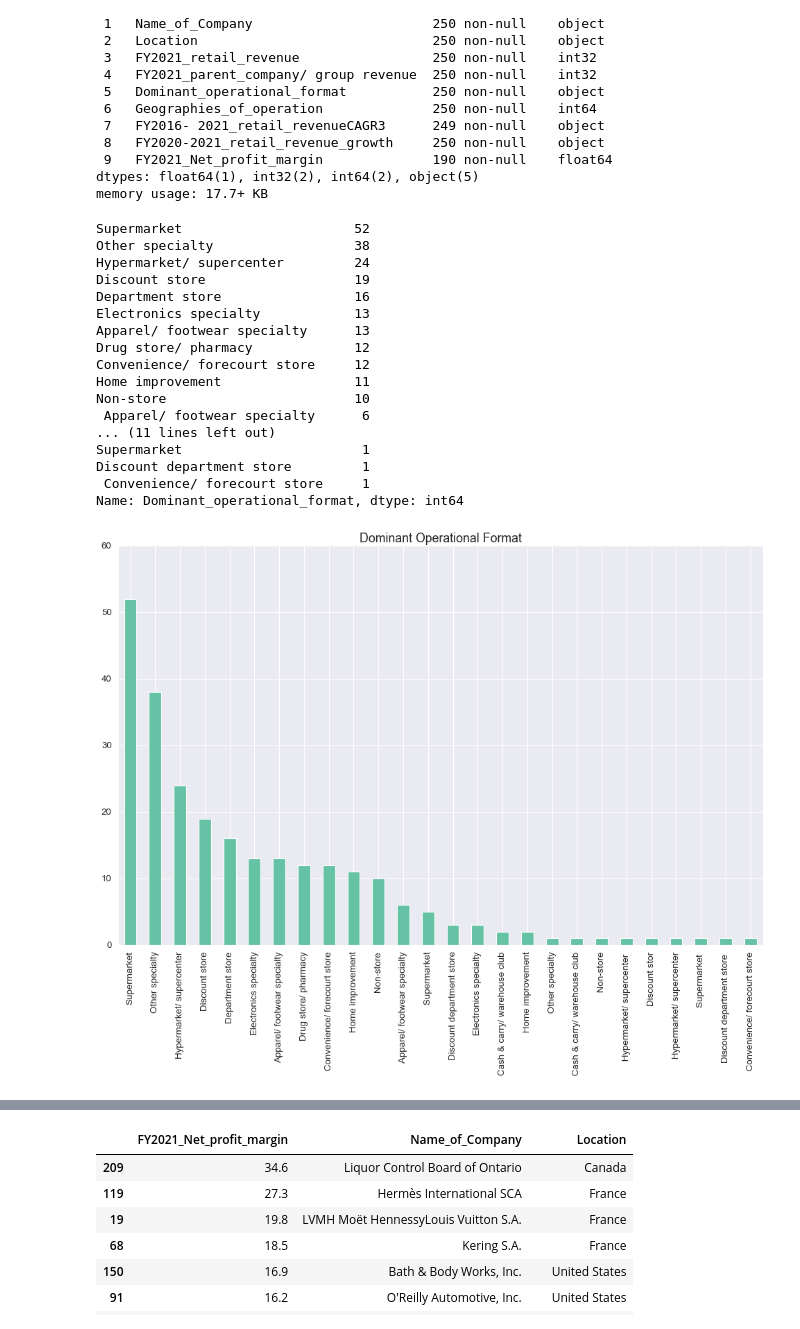
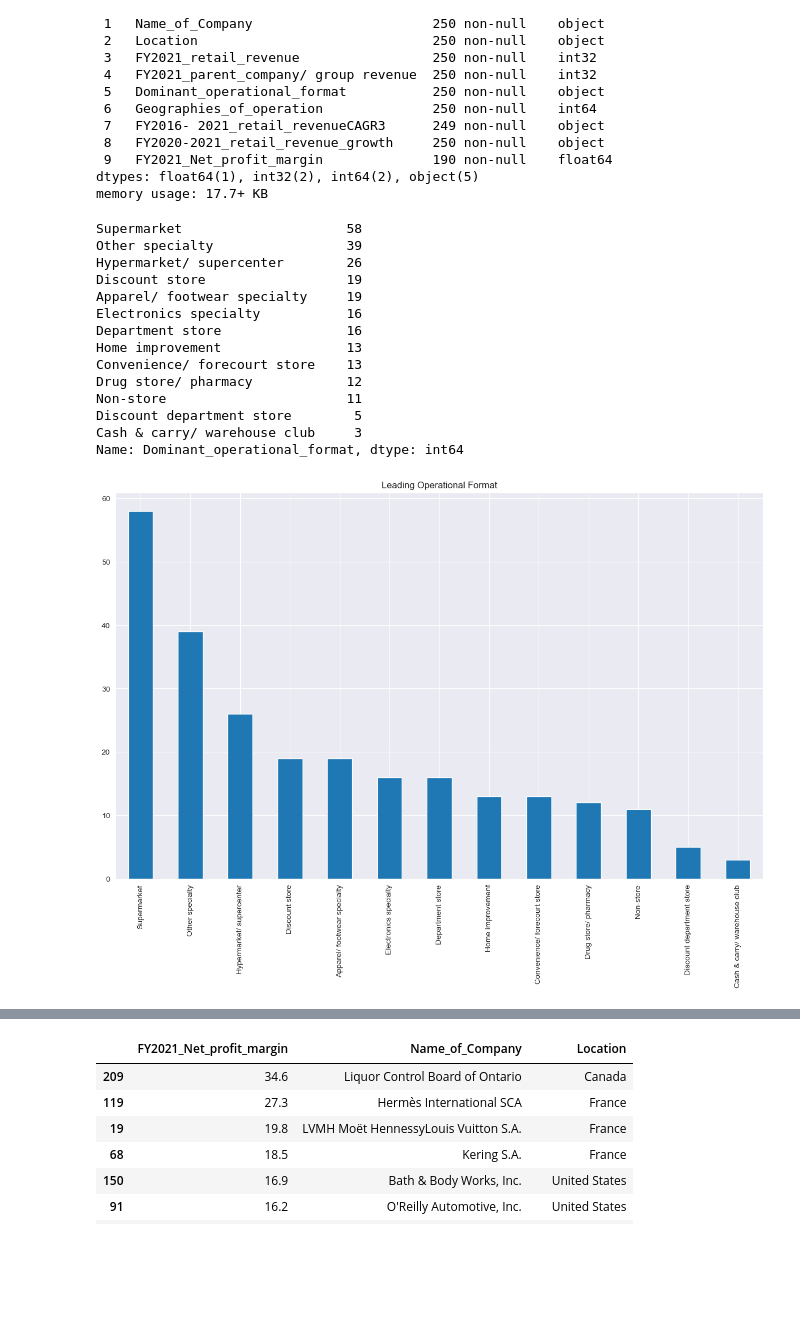
Before and after one commit to Kerenyambura/PythonAnalysis, a Jupyter notebook: leading_retailers_2021.ipynb, the cells around one changed output, grey strips where cells are left out. Drawn from its saved outputs; the diff is of its cells as text; code cells hidden in the pictures; blank space fills up the shorter version.

```diff
--- a/leading_retailers_2021.ipynb
+++ b/leading_retailers_2021.ipynb
@@ -363,31 +363,32 @@ Data columns (total 10 columns):
  9   FY2021_Net_profit_margin              190 non-null    float64
 dtypes: float64(1), int32(2), int64(2), object(5)
 memory usage: 17.7+ KB
+# %%
+retailers['Dominant_operational_format'] = retailers['Dominant_operational_format'].str.strip()
+# %%
+retailers['Dominant_operational_format'] = retailers['Dominant_operational_format'].replace({'Discount stor' : 'Discount department store'})
 # %%
 #find the dominant operational format of these stores that is most popular
 dominant_stores=retailers['Dominant_operational_format'].value_counts()
 dominant_stores
 # %% [output]
-Supermarket                      52
-Other specialty                  38
-Hypermarket/ supercenter         24
-Discount store                   19
-Department store                 16
-Electronics specialty            13
-Apparel/ footwear specialty      13
-Drug store/ pharmacy             12
-Convenience/ forecourt store     12
-Home improvement                 11
-Non-store                        10
- Apparel/ footwear specialty      6
-... (11 lines left out)
-Supermarket                       1
-Discount department store         1
- Convenience/ forecourt store     1
+Supermarket                     58
+Other specialty                 39
+Hypermarket/ supercenter        26
+Discount store                  19
+Apparel/ footwear specialty     19
+Electronics specialty           16
+Department store                16
+Home improvement                13
+Convenience/ forecourt store    13
+Drug store/ pharmacy            12
+Non-store                       11
+Discount department store        5
+Cash & carry/ warehouse club     3
 Name: Dominant_operational_format, dtype: int64
 # %%
 #create a graph of the data
 plt.figure(figsize=(15,9))
-dominant_stores.plot.bar(x='Dominant_operational_format', y = 'dominant_stores',title='Dominant Operational Format');
+dominant_stores.plot.bar(x='Dominant_operational_format', y = 'dominant_stores',title='Leading Operational Format');
 # %% [output]
-[figure, old version]
+[figure, new version]
```
Also changed, not shown: parts of 9 cells of this notebook.
